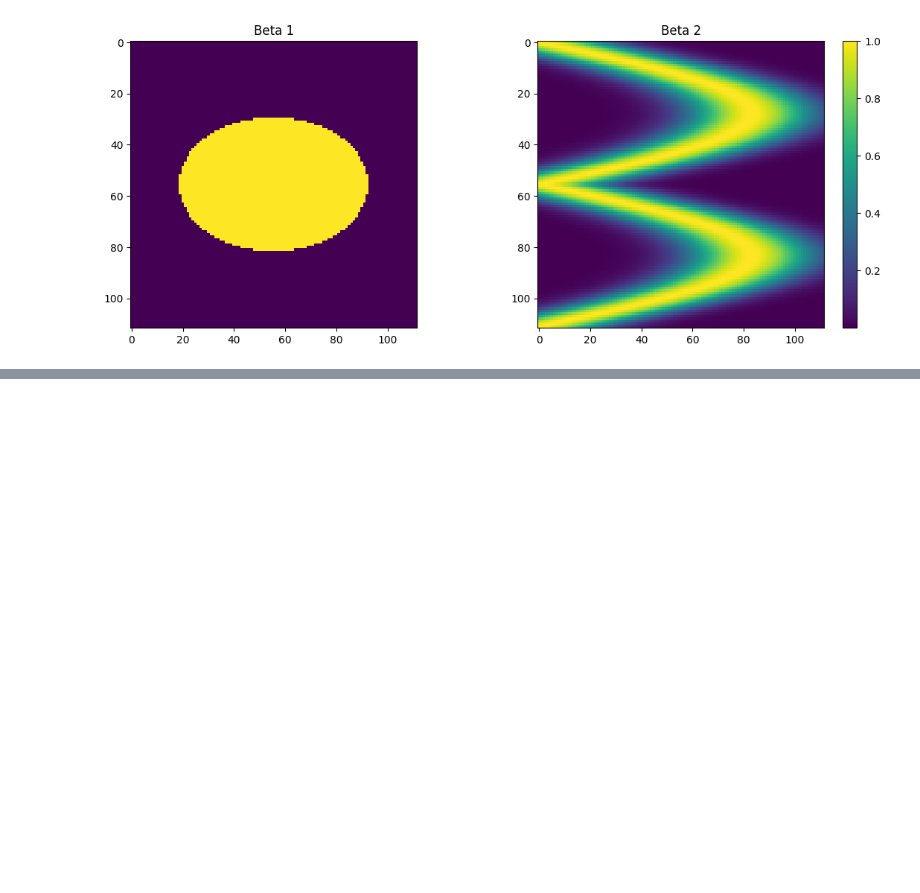
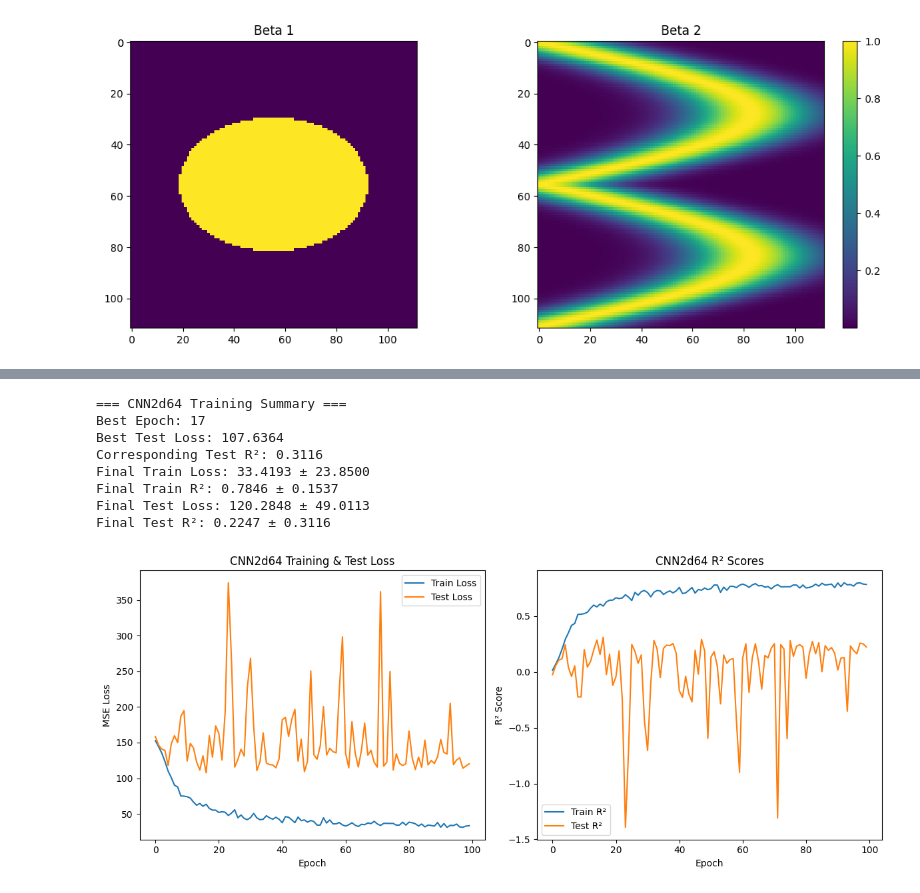
Before and after one commit to HaoyuGu1/classic_neural_networks, a Jupyter notebook: train.ipynb, the cells around one changed output, grey strips where cells are left out. Saved outputs shown, nothing was run; the diff lists cells and outputs as text; code cells hidden in the pictures; blank space fills up the shorter version.

```diff
--- a/train.ipynb
+++ b/train.ipynb
@@ -97,0 +249,17 @@ Epoch 100, Test R^2: 0.39928745320873976
+# %%
+results = train_cnn_model(model_class=model.CNN2d64,
+                        lr=0.001,
+                        weight_decay=0.0,
+                        num_epochs=100,
+                        train_loader=train_loader,
+                        test_loader=test_loader)
+# %% [output]
+=== CNN2d64 Training Summary ===
+Best Epoch: 17
+Best Test Loss: 107.6364
+Corresponding Test R²: 0.3116
+Final Train Loss: 33.4193 ± 23.8500
+Final Train R²: 0.7846 ± 0.1537
+Final Test Loss: 120.2848 ± 49.0113
+Final Test R²: 0.2247 ± 0.3116
+[figure, added]
```
Also changed, not shown: parts of 19 cells of this notebook, 2 other files.
